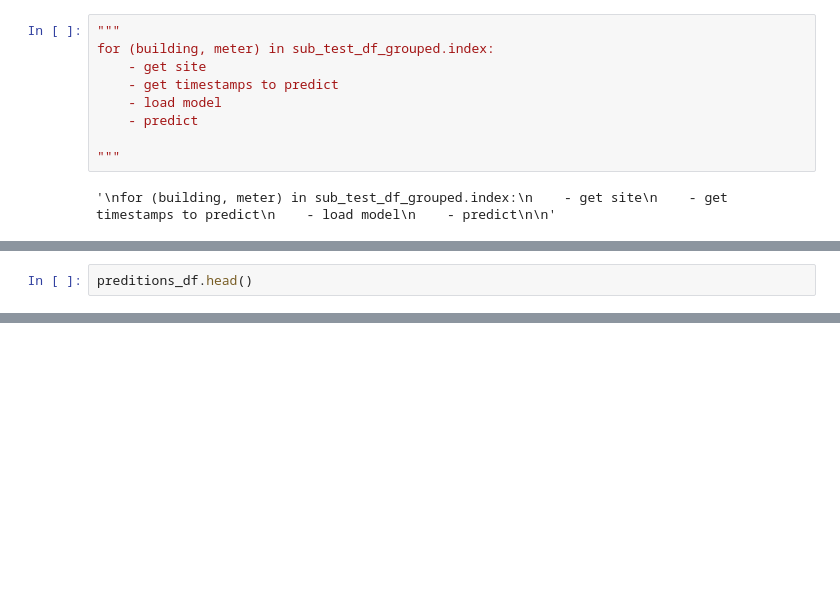
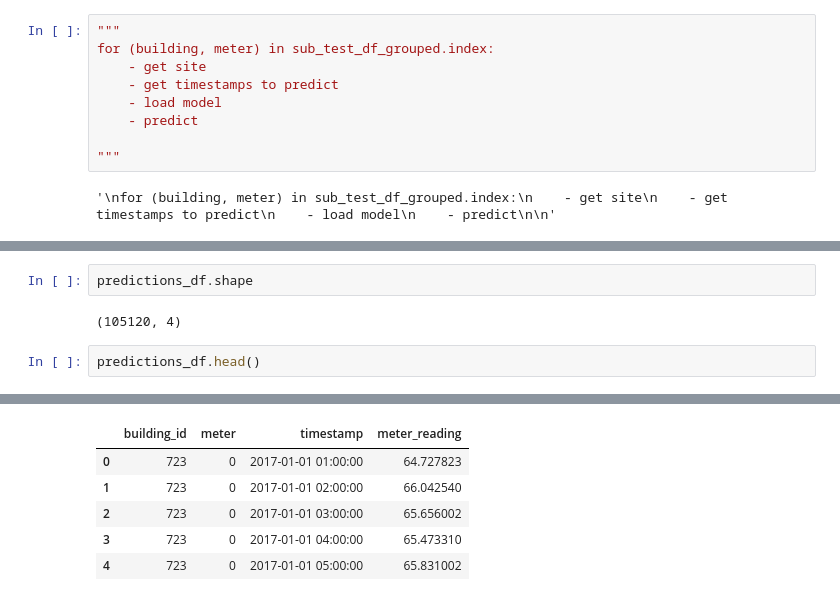
Before and after one commit to edouardArgenson/ASHRAE_great_energy_predictor, a Jupyter notebook: notebooks/predictions_pipeline.ipynb, the cells around one changed output, grey strips where cells are left out. Drawn from its saved outputs; the diff is of its cells as text; blank space fills up the shorter version.

```diff
--- a/notebooks/predictions_pipeline.ipynb
+++ b/notebooks/predictions_pipeline.ipynb
@@ -506,6 +505,10 @@ predicting...
 site : 2
 best_model type: MeanByMultiCatEstimator
 predicting...
+# %%
+predictions_df.shape
+# %% [output]
+(105120, 4)
 # %%
-preditions_df.head()
+predictions_df.head()
 # %% [output]
@@ -518,0 +515,6 @@ dtype: float64
+|  | building_id | meter | timestamp | meter_reading |
+| 0 | 723 | 0 | 2017-01-01 01:00:00 | 64.727823 |
+| 1 | 723 | 0 | 2017-01-01 02:00:00 | 66.042540 |
+| 2 | 723 | 0 | 2017-01-01 03:00:00 | 65.656002 |
+| 3 | 723 | 0 | 2017-01-01 04:00:00 | 65.473310 |
+| 4 | 723 | 0 | 2017-01-01 05:00:00 | 65.831002 |
```
Also changed, not shown: parts of 29 cells of this notebook, 1 other file.
